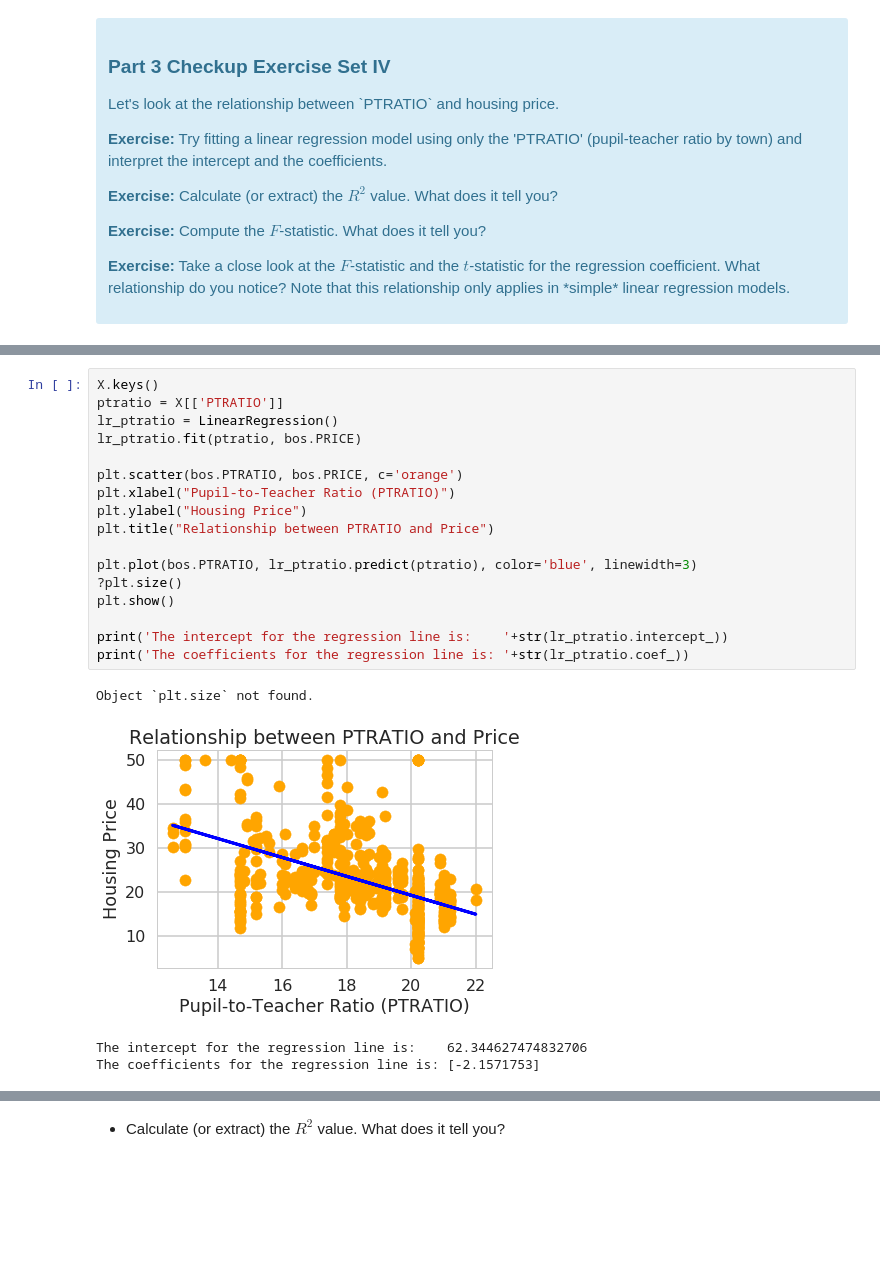
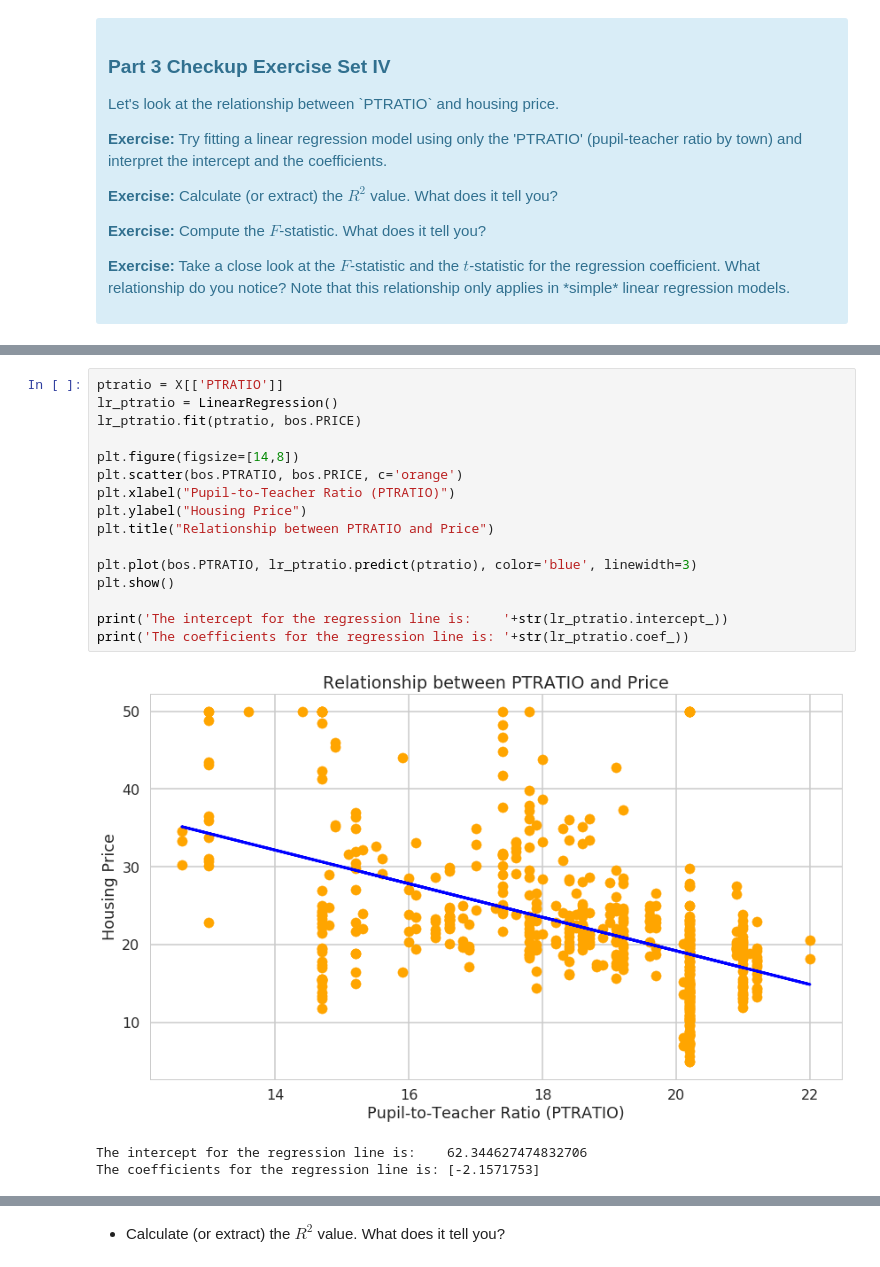
Before and after one commit to SethDKelly/Springboard, a Jupyter notebook: sec11/linear_regression/Mini_Project_Linear_Regression.ipynb, the cells around one changed output, grey strips where cells are left out. Saved outputs shown, nothing was run; the diff lists cells and outputs as text; blank space fills up the shorter version.

```diff
--- a/sec11/linear_regression/Mini_Project_Linear_Regression.ipynb
+++ b/sec11/linear_regression/Mini_Project_Linear_Regression.ipynb
@@ -814,23 +828,21 @@ X.keys()
 # %%
-X.keys()
 ptratio = X[['PTRATIO']]
 lr_ptratio = LinearRegression()
 lr_ptratio.fit(ptratio, bos.PRICE)
 
+plt.figure(figsize=[14,8])
 plt.scatter(bos.PTRATIO, bos.PRICE, c='orange')
 plt.xlabel("Pupil-to-Teacher Ratio (PTRATIO)")
 plt.ylabel("Housing Price")
 plt.title("Relationship between PTRATIO and Price")
 
 plt.plot(bos.PTRATIO, lr_ptratio.predict(ptratio), color='blue', linewidth=3)
-?plt.size()
 plt.show()
 
 print('The intercept for the regression line is:    '+str(lr_ptratio.intercept_))
 print('The coefficients for the regression line is: '+str(lr_ptratio.coef_))
 # %% [output]
+[figure, new version]
-Object `plt.size` not found.
+The intercept for the regression line is:    62.344627474832706
+The coefficients for the regression line is: [-2.1571753]
-[figure, old version]
-The intercept for the regression line is:    62.344627474832706
-The coefficients for the regression line is: [-2.1571753]
 # %% [markdown]
```
Also changed, not shown: parts of 16 cells of this notebook.
